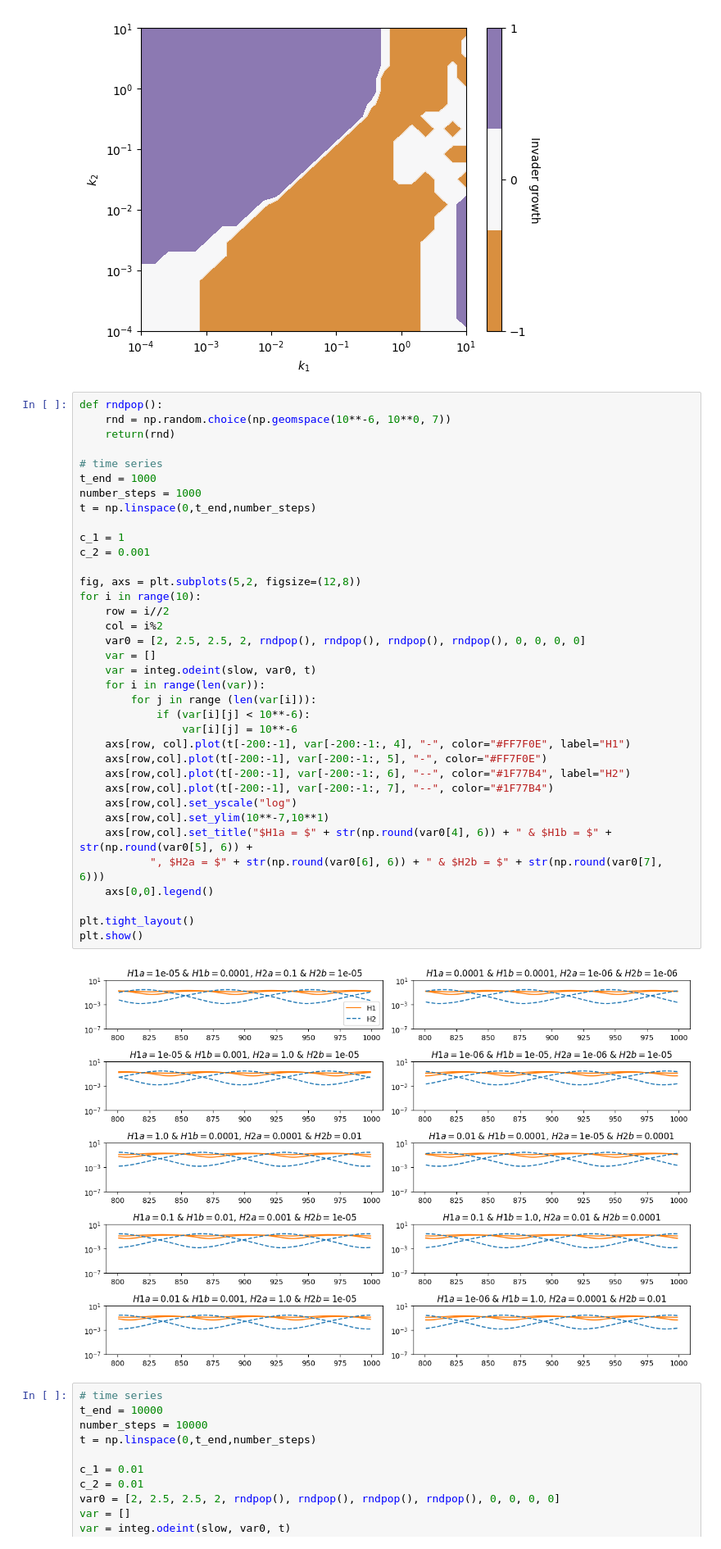
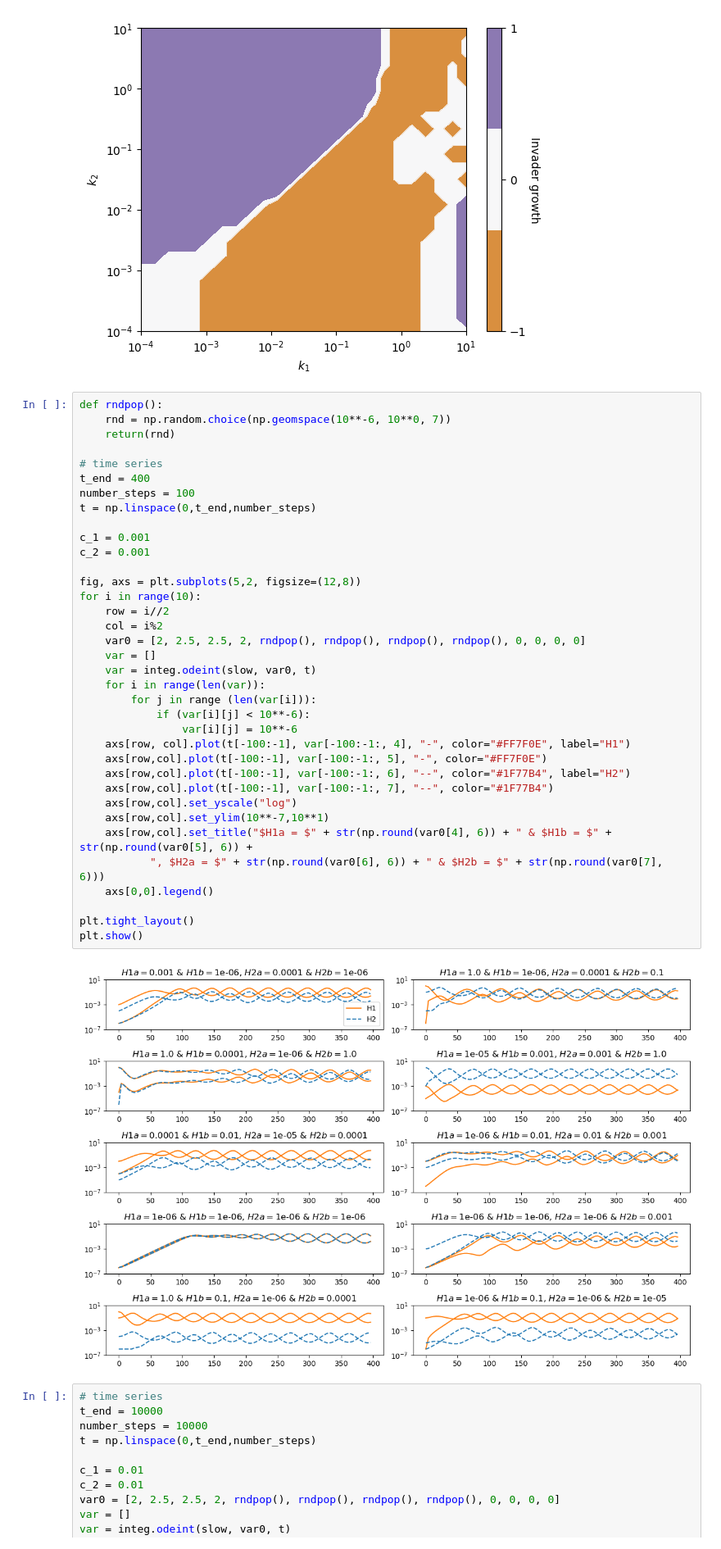
Before and after one commit to rbnmj/turingmodel, a Jupyter notebook: main_crowding.ipynb, the cells around one changed output. Shown at 82% size. Cells and saved outputs as stored; diff of their text form.

```diff
--- a/main_crowding.ipynb
+++ b/main_crowding.ipynb
@@ -409,41 +409,41 @@ Text(0, 0.5, '$k_2$')
 # %%
 def rndpop():
     rnd = np.random.choice(np.geomspace(10**-6, 10**0, 7))
     return(rnd)
 
 # time series
-t_end = 1000
-number_steps = 1000
+t_end = 400
+number_steps = 100
 t = np.linspace(0,t_end,number_steps)
 
-c_1 = 1
+c_1 = 0.001
 c_2 = 0.001
 
 fig, axs = plt.subplots(5,2, figsize=(12,8))
 for i in range(10):
     row = i//2
     col = i%2
     var0 = [2, 2.5, 2.5, 2, rndpop(), rndpop(), rndpop(), rndpop(), 0, 0, 0, 0]
     var = []
     var = integ.odeint(slow, var0, t)
     for i in range(len(var)):
         for j in range (len(var[i])):
             if (var[i][j] < 10**-6):
                 var[i][j] = 10**-6
-    axs[row, col].plot(t[-200:-1], var[-200:-1:, 4], "-", color="#FF7F0E", label="H1")
-    axs[row,col].plot(t[-200:-1], var[-200:-1:, 5], "-", color="#FF7F0E")
-    axs[row,col].plot(t[-200:-1], var[-200:-1:, 6], "--", color="#1F77B4", label="H2")
-    axs[row,col].plot(t[-200:-1], var[-200:-1:, 7], "--", color="#1F77B4")
+    axs[row, col].plot(t[-100:-1], var[-100:-1:, 4], "-", color="#FF7F0E", label="H1")
+    axs[row,col].plot(t[-100:-1], var[-100:-1:, 5], "-", color="#FF7F0E")
+    axs[row,col].plot(t[-100:-1], var[-100:-1:, 6], "--", color="#1F77B4", label="H2")
+    axs[row,col].plot(t[-100:-1], var[-100:-1:, 7], "--", color="#1F77B4")
     axs[row,col].set_yscale("log")
     axs[row,col].set_ylim(10**-7,10**1)
     axs[row,col].set_title("$H1a = $" + str(np.round(var0[4], 6)) + " & $H1b = $" + str(np.round(var0[5], 6)) +
            ", $H2a = $" + str(np.round(var0[6], 6)) + " & $H2b = $" + str(np.round(var0[7], 6)))
     axs[0,0].legend()
 
 plt.tight_layout()
 plt.show()
 # %% [output]
-[figure, old version]
+[figure, new version]
 # %%
 # time series
 t_end = 10000
```
Also changed, not shown: 1 other file.
